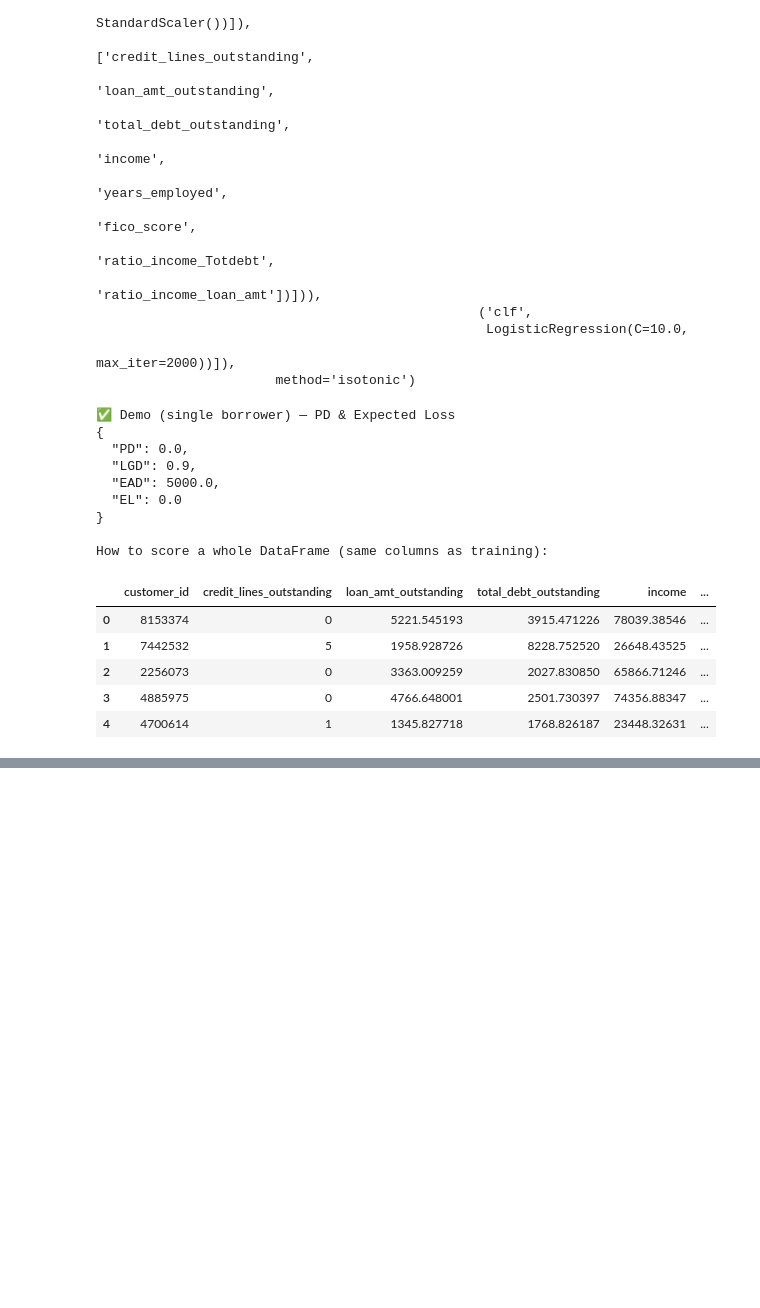
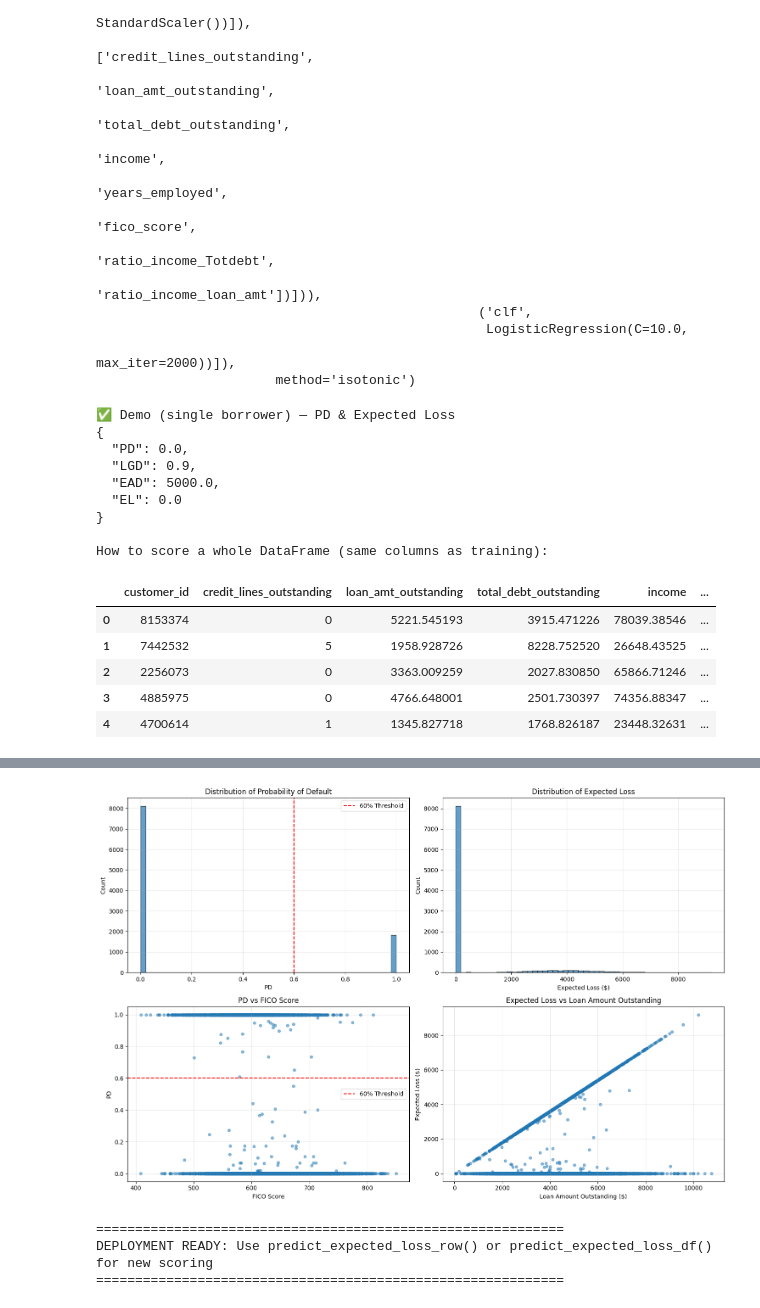
Before and after one commit to mian-abd/JP-Morgan-Quantitative-Research-Virtual-Experience, a Jupyter notebook: task3.ipynb, the cells around one changed output, grey strips where cells are left out. Saved outputs shown, nothing was run; the diff lists cells and outputs as text; code cells hidden in the pictures; blank space fills up the shorter version.

Commit message:
Add comprehensive portfolio analysis cell with 60% threshold reporting and risk visualizations

```diff
--- a/task3.ipynb
+++ b/task3.ipynb
@@ -392,3 +392,79 @@ def predict_expected_loss(input_df: pd.DataFrame,
     out["EAD"] = ead
     out["EL"] = el
     return out
+# %%
+# --- Additional Output: Full Book Analysis & 60% Threshold Reporting ---
+THRESH = 0.60  # 60% threshold for classification
+
+# Get predictions on full dataset for comprehensive analysis
+full_book = df.drop(columns=["default"]).copy()
+pd_full_book = calibrated_full.predict_proba(_apply_feature_engineering(full_book)[FEATURE_ORDER])[:, 1]
+
+# Create comprehensive output similar to your style
+full_book["Probability_to_Default"] = pd_full_book.round(2)
+full_book["LGD"] = LGD * full_book["loan_amt_outstanding"]
+full_book["expected_loss"] = full_book["Probability_to_Default"] * full_book["LGD"]
+
+print("=" * 60)
+print("COMPREHENSIVE LOAN PORTFOLIO ANALYSIS")
+print("=" * 60)
+
+# Classification at 60% threshold on full book
+predictions_60 = (pd_full_book > THRESH).astype(int)
+print(f"\nClassification Results at {int(THRESH*100)}% Threshold (Full Portfolio):")
+print(f"  Non-Default (0): {(predictions_60 == 0).sum():,} loans")
+print(f"  Default (1):     {(predictions_60 == 1).sum():,} loans")
+print(f"  Default Rate:    {predictions_60.mean():.1%}")
+
+# Top risk loans
+print(f"\nTop 15 Highest Risk Loans by Expected Loss:")
+top_risk = full_book.sort_values("expected_loss", ascending=False).head(15)
+display(top_risk[["customer_id", "credit_lines_outstanding", "loan_amt_outstanding",
+                  "total_debt_outstanding", "income", "years_employed", "fico_score",
+                  "Probability_to_Default", "LGD", "expected_loss"]])
+
+# Portfolio summary statistics
+print(f"\nPortfolio Risk Summary:")
+print(f"  Total Expected Loss: ${full_book['expected_loss'].sum():,.0f}")
+print(f"  Average PD:          {pd_full_book.mean():.1%}")
+print(f"  Median PD:           {np.median(pd_full_book):.1%}")
+print(f"  Max PD:              {pd_full_book.max():.1%}")
+print(f"  Loans > 60% PD:      {(pd_full_book > 0.60).sum():,} ({(pd_full_book > 0.60).mean():.1%})")
+print(f"  Loans > 80% PD:      {(pd_full_book > 0.80).sum():,} ({(pd_full_book > 0.80).mean():.1%})")
+
+# Risk distribution visualization
+fig, axes = plt.subplots(2, 2, figsize=(15, 10))
+
+# PD distribution
+axes[0,0].hist(pd_full_book, bins=50, alpha=0.7, edgecolor='black')
+axes[0,0].axvline(THRESH, color='red', linestyle='--', label=f'{int(THRESH*100)}% Threshold')
+axes[0,0].set_title('Distribution of Probability of Default')
+axes[0,0].set_xlabel('PD'); axes[0,0].set_ylabel('Count')
+axes[0,0].legend(); axes[0,0].grid(alpha=0.3)
+
+# Expected Loss distribution
+axes[0,1].hist(full_book['expected_loss'], bins=50, alpha=0.7, edgecolor='black')
+axes[0,1].set_title('Distribution of Expected Loss')
+axes[0,1].set_xlabel('Expected Loss ($)'); axes[0,1].set_ylabel('Count')
+axes[0,1].grid(alpha=0.3)
+
+# PD vs FICO Score
+axes[1,0].scatter(full_book['fico_score'], pd_full_book, alpha=0.5, s=20)
+axes[1,0].axhline(THRESH, color='red', linestyle='--', label=f'{int(THRESH*100)}% Threshold')
+axes[1,0].set_title('PD vs FICO Score')
+axes[1,0].set_xlabel('FICO Score'); axes[1,0].set_ylabel('PD')
+axes[1,0].legend(); axes[1,0].grid(alpha=0.3)
+
+# Expected Loss vs Loan Amount
+axes[1,1].scatter(full_book['loan_amt_outstanding'], full_book['expected_loss'], alpha=0.5, s=20)
+axes[1,1].set_title('Expected Loss vs Loan Amount Outstanding')
+axes[1,1].set_xlabel('Loan Amount Outstanding ($)'); axes[1,1].set_ylabel('Expected Loss ($)')
+axes[1,1].grid(alpha=0.3)
+
+plt.tight_layout()
+plt.show()
+
+print("\n" + "=" * 60)
+print("DEPLOYMENT READY: Use predict_expected_loss_row() or predict_expected_loss_df() for new scoring")
+print("=" * 60)
+# %% [output]
@@ -394,0 +504,4 @@ def predict_expected_loss(input_df: pd.DataFrame,
+[figure, added]
+============================================================
+DEPLOYMENT READY: Use predict_expected_loss_row() or predict_expected_loss_df() for new scoring
+============================================================
```
Also changed, not shown: parts of 1 cell of this notebook.
